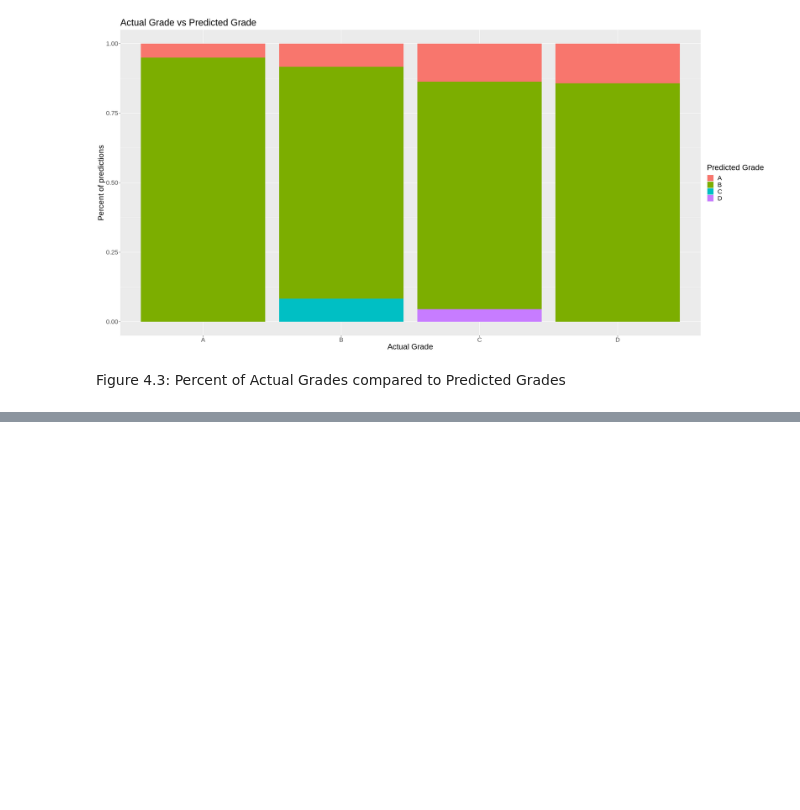
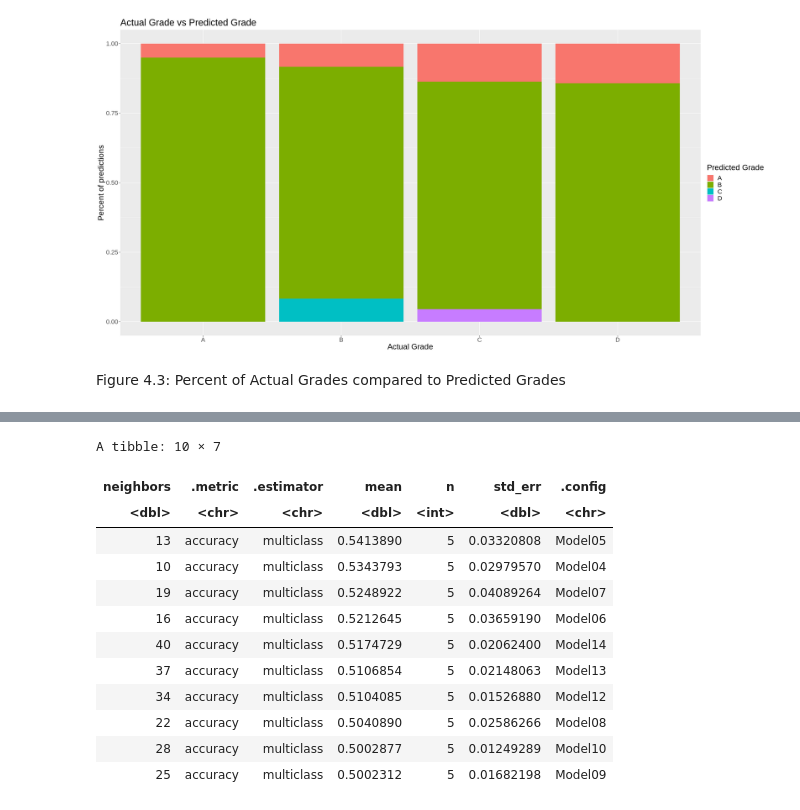
Before and after one commit to edsters78/DSCI100_Project, a Jupyter notebook: project.ipynb, the cells around one changed output, grey strips where cells are left out. Cells and saved outputs as stored; diff of their text form; code cells hidden in the pictures; blank space fills up the shorter version.

```diff
--- a/project.ipynb
+++ b/project.ipynb
@@ -565,0 +703,63 @@ Figure 4.3: Percent of Actual Grades compared to Predicted Grades
+# %%
+set.seed(2000)
+# validating choice of predictors: with 4 predictor variables
+student_data_5 <- student_data_clean %>%
+    select(studytime, failures, health, absences, G3)
+
+student_data_new_5 <- mutate(student_data_5, G3 = case_when(G3 %in% (0:4) ~ "D",
+                                                       G3 %in% (5:9) ~ "C",
+                                                       G3 %in% (10:14) ~ "B",
+                                                       G3 %in% (15:20) ~ "A"),
+                        G3 = as.factor(G3))
+
+#split data (choosing )
+student_data_split_5<-initial_split(student_data_new_5, prop = 0.75, strata=G3)
+student_data_train_5 <- training(student_data_split_5)
+student_data_test_5<- testing(student_data_split_5)
+
+# split into 5 sub section to preform cross validation
+student_data_vfold_5<-vfold_cv(student_data_train_5, v = 5, strata = G3)
+
+knn_student_data_5<- nearest_neighbor(weight_func = "rectangular", neighbors = tune())%>%
+    set_engine("kknn")%>%
+    set_mode("classification")
+
+
+#make recipe
+
+stand_student_data_5<-recipe(G3 ~ studytime + failures +health + absences, data = student_data_train_5)%>%
+    step_scale(all_predictors())%>%
+    step_center(all_predictors())
+
+
+k_vals_5 <- tibble(neighbors = seq(from = 1, to = 40, by = 3))
+#fit model
+student_model_fit_5 <- workflow()%>%
+    add_recipe(stand_student_data_5)%>%
+    add_model(knn_student_data_5)%>%
+    tune_grid(resamples = student_data_vfold_5, grid = k_vals)%>%
+    collect_metrics()
+
+accuracy_student_data_5<- student_model_fit_5%>%
+    filter(.metric == "accuracy")%>%
+    arrange(desc(mean))
+
+
+
+best_k_5<- accuracy_student_data_5%>%
+    slice(1:10)
+best_k_5
+# %% [output]
+A tibble: 10 × 7
+| neighbors | .metric | .estimator | mean | n | std_err | .config |
+| <dbl> | <chr> | <chr> | <dbl> | <int> | <dbl> | <chr> |
+| 13 | accuracy | multiclass | 0.5413890 | 5 | 0.03320808 | Model05 |
+| 10 | accuracy | multiclass | 0.5343793 | 5 | 0.02979570 | Model04 |
+| 19 | accuracy | multiclass | 0.5248922 | 5 | 0.04089264 | Model07 |
+| 16 | accuracy | multiclass | 0.5212645 | 5 | 0.03659190 | Model06 |
+| 40 | accuracy | multiclass | 0.5174729 | 5 | 0.02062400 | Model14 |
+| 37 | accuracy | multiclass | 0.5106854 | 5 | 0.02148063 | Model13 |
+| 34 | accuracy | multiclass | 0.5104085 | 5 | 0.01526880 | Model12 |
+| 22 | accuracy | multiclass | 0.5040890 | 5 | 0.02586266 | Model08 |
+| 28 | accuracy | multiclass | 0.5002877 | 5 | 0.01249289 | Model10 |
+| 25 | accuracy | multiclass | 0.5002312 | 5 | 0.01682198 | Model09 |
```
Also changed, not shown: parts of 4 cells of this notebook.
